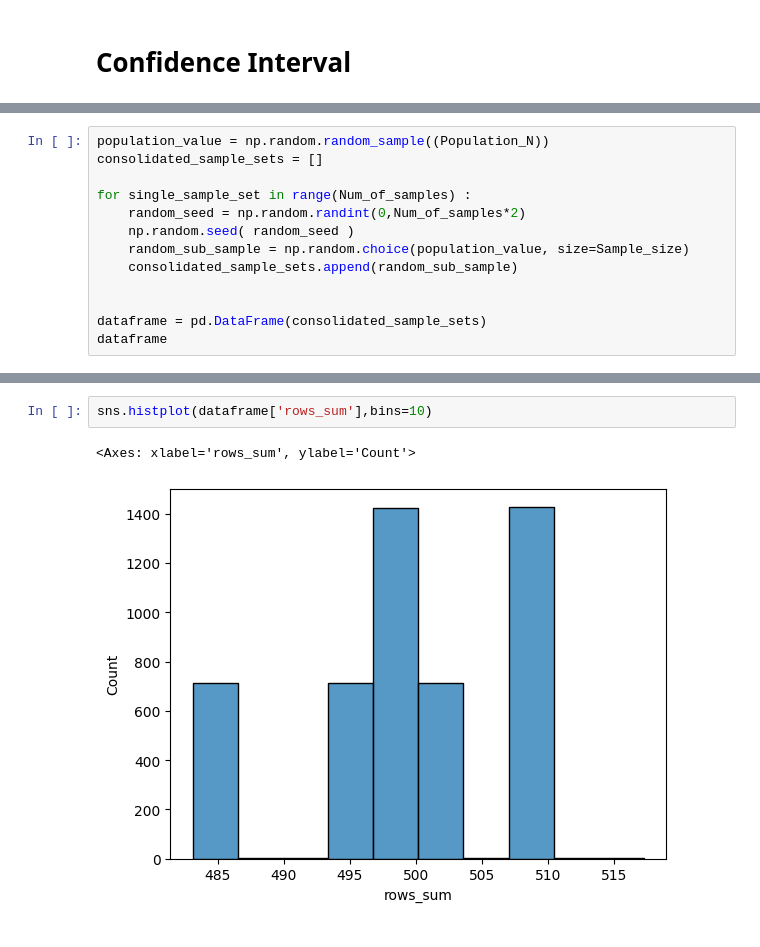
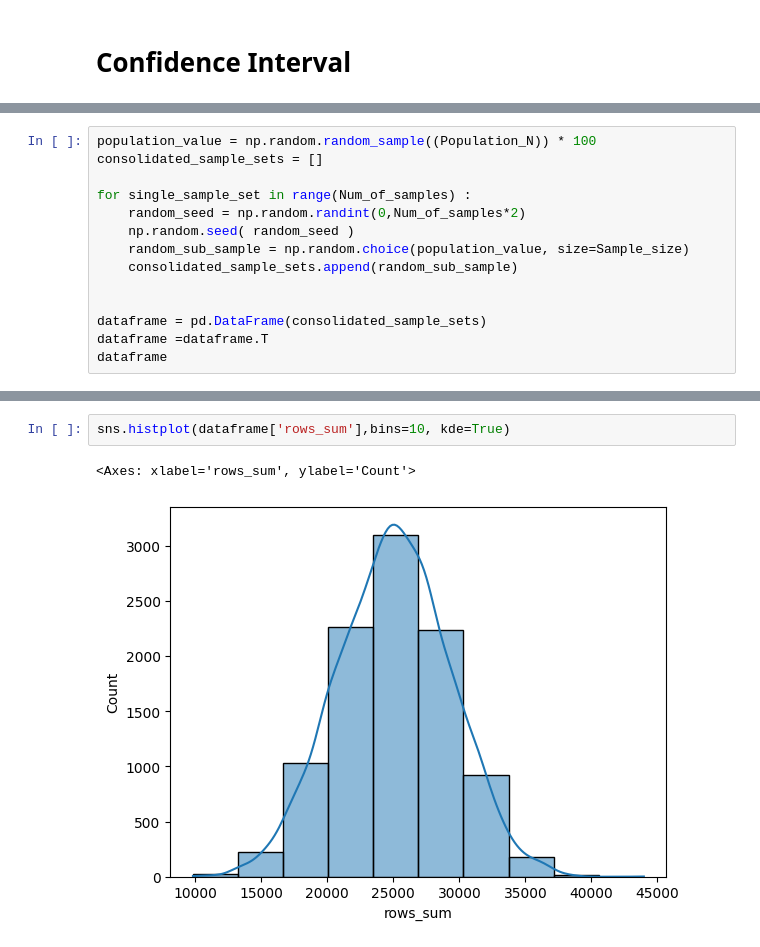
Before and after one commit to indhra/Statistics_Probability_GaneshSir, a Jupyter notebook: Day2-ConfidenceInterval.ipynb, the cells around one changed output, grey strips where cells are left out. Saved outputs shown, nothing was run; the diff lists cells and outputs as text.

```diff
--- a/Day2-ConfidenceInterval.ipynb
+++ b/Day2-ConfidenceInterval.ipynb
@@ -15,5 +15,5 @@ Num_of_samples = 500
 # %%
-population_value = np.random.random_sample((Population_N))
+population_value = np.random.random_sample((Population_N)) * 100
 consolidated_sample_sets = []
 
 for single_sample_set in range(Num_of_samples) :
@@ -24,6 +24,7 @@ for single_sample_set in range(Num_of_samples) :
 
 
 dataframe = pd.DataFrame(consolidated_sample_sets)
+dataframe =dataframe.T
 dataframe
 # %% [output]
 |  | 0 | 1 | 2 | 3 | 4 | 5 | 6 | 7 | 8 | 9 | ... | ... |
@@ -65,8 +127,8 @@ dataframe
 # %%
-sns.histplot(dataframe['rows_sum'],bins=10)
+sns.histplot(dataframe['rows_sum'],bins=10, kde=True)
 # %% [output]
 <Axes: xlabel='rows_sum', ylabel='Count'>
-[figure, old version]
+[figure, new version]
 # %%
 ## converting the mean into standard normal distribution
 sample_means_mean = np.mean(dataframe['rows_sum'])
```
Also changed, not shown: parts of 9 cells of this notebook, 1 other file.
